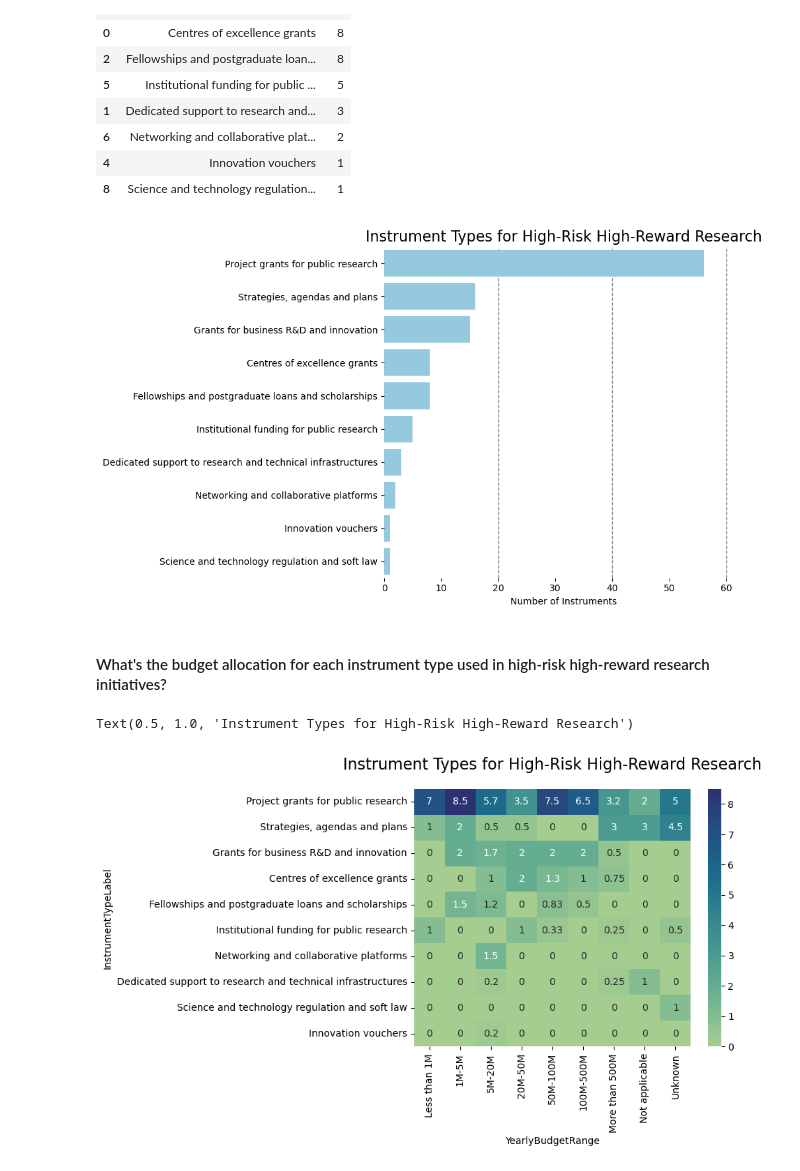
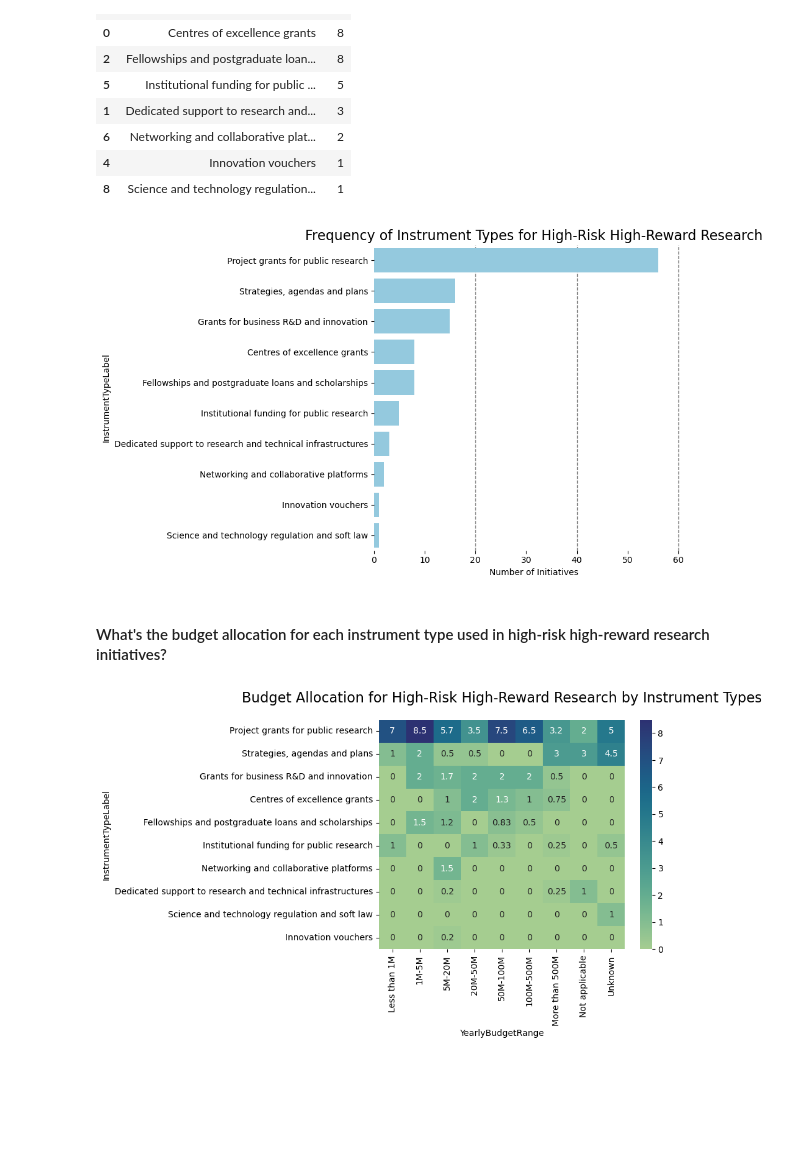
Before and after one commit to PavCasian/stip, a Jupyter notebook: 20260213_stip_lab_analysis_hrhr.ipynb, the cells around one changed output. Drawn from its saved outputs; the diff is of its cells as text; code cells hidden in the pictures; blank space fills up the shorter version.

Commit message:
refined the graphs

```diff
--- a/20260213_stip_lab_analysis_hrhr.ipynb
+++ b/20260213_stip_lab_analysis_hrhr.ipynb
@@ -101,23 +105,21 @@ instrument_counts
 # %%
 # plot the results
 plt.figure(figsize=(10, 6))
 sns.barplot(
     data=instrument_counts,
     y='InstrumentTypeLabel',
     x='n',
     color='skyblue'
 )
-for x in [20, 40, 60]:
+for x in [20, 40, 60]: # display dotted lines
     plt.axvline(x, color='gray', linestyle='--', lw=1, zorder=0)
 sns.despine(left=True, bottom=True)
-plt.title('Instrument Types for High-Risk High-Reward Research', fontsize=16)
-plt.xlabel('Number of Instruments')
-
-plt.ylabel('')
+plt.title('Frequency of Instrument Types for High-Risk High-Reward Research', fontsize=16)
+plt.xlabel('Number of Initiatives')
 plt.tight_layout()
-plt.show()
+#plt.savefig('instrument_types.png', bbox_inches='tight')
 # %% [output]
-[figure, old version]
+[figure, new version]
 # %% [markdown]
 #### What's the budget allocation for each instrument type used in high-risk high-reward research initiatives?
 # %%
@@ -141,7 +143,6 @@ instrument_order = pivot_table.sum(axis=1).sort_values(ascending=False).index
 to_plot_ordered = pivot_table.reindex(index=instrument_order, columns=budgets_order)
 # %%
 sns.heatmap(to_plot_ordered, cmap="crest", annot=True)
-plt.title('Instrument Types for High-Risk High-Reward Research', fontsize=16, pad=20)
+plt.title('Budget Allocation for High-Risk High-Reward Research by Instrument Types', fontsize=16, pad=20)
 # %% [output]
-Text(0.5, 1.0, 'Instrument Types for High-Risk High-Reward Research')
-[figure, old version]
+[figure, new version]
```
Also changed, not shown: parts of 2 cells of this notebook.
